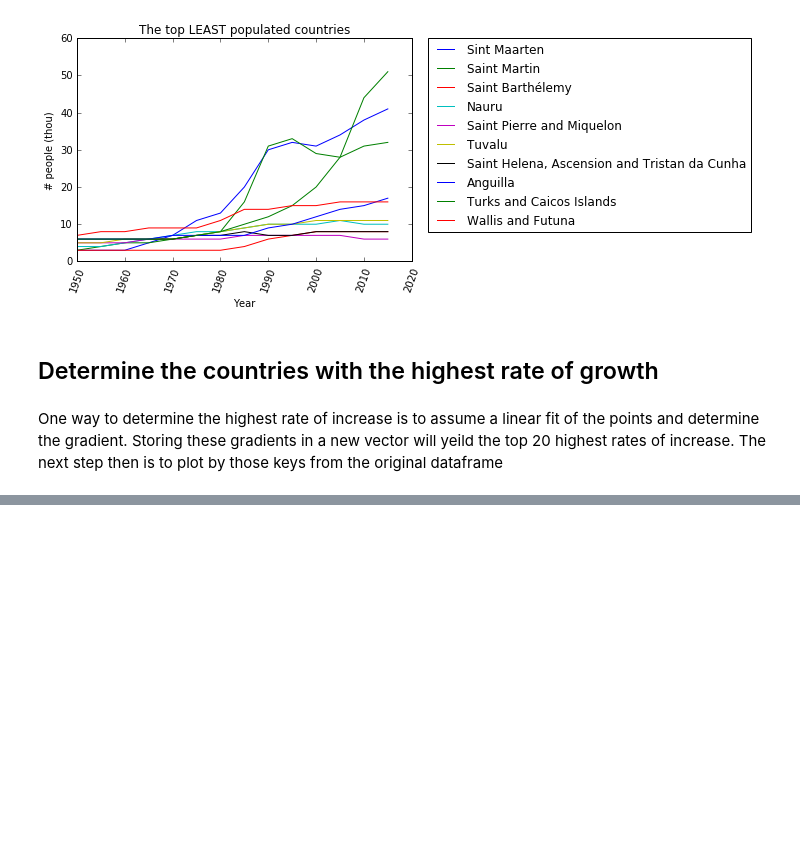
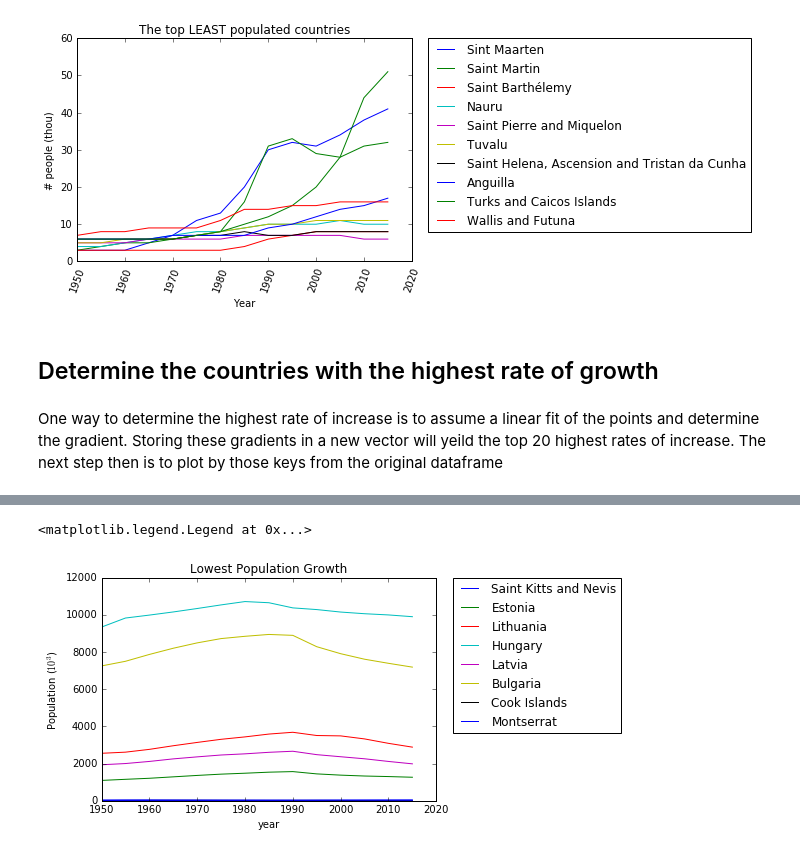
Before and after one commit to akiva111/Project1, a Jupyter notebook: WikiWorldStats.ipynb, the cells around one changed output, grey strips where cells are left out. Saved outputs shown, nothing was run; the diff lists cells and outputs as text; code cells hidden in the pictures; blank space fills up the shorter version.

```diff
--- a/WikiWorldStats.ipynb
+++ b/WikiWorldStats.ipynb
@@ -159,0 +170,13 @@ MergeError: No common columns to perform merge on
+# %%
+# Plot the least population growth
+small_growth_countries = top_pop_increase.index[-8:]
+for country in small_growth_countries:
+    row = top_pop_increase.ix[country]
+    plt.plot(row.index, row, label=row.name)
+plt.xlabel('year')
+plt.ylabel('Population ($10^3$)')
+plt.title('Lowest Population Growth')
+plt.legend(bbox_to_anchor=(1.05, 1), loc=2, borderaxespad=0)
+# %% [output]
+<matplotlib.legend.Legend at 0x...>
+[figure, added]
```
Also changed, not shown: parts of 5 cells of this notebook.
